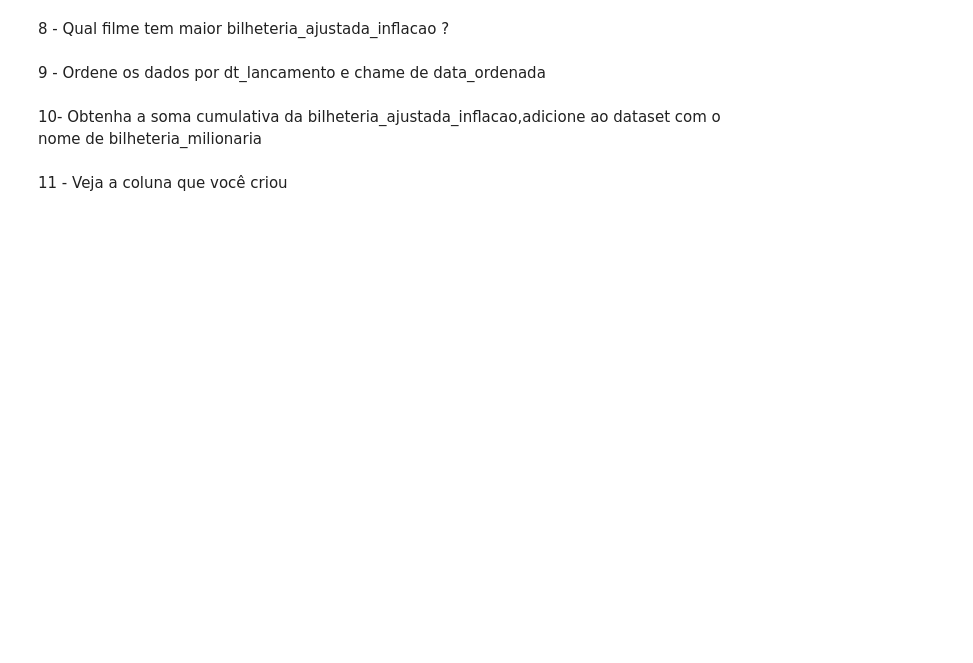
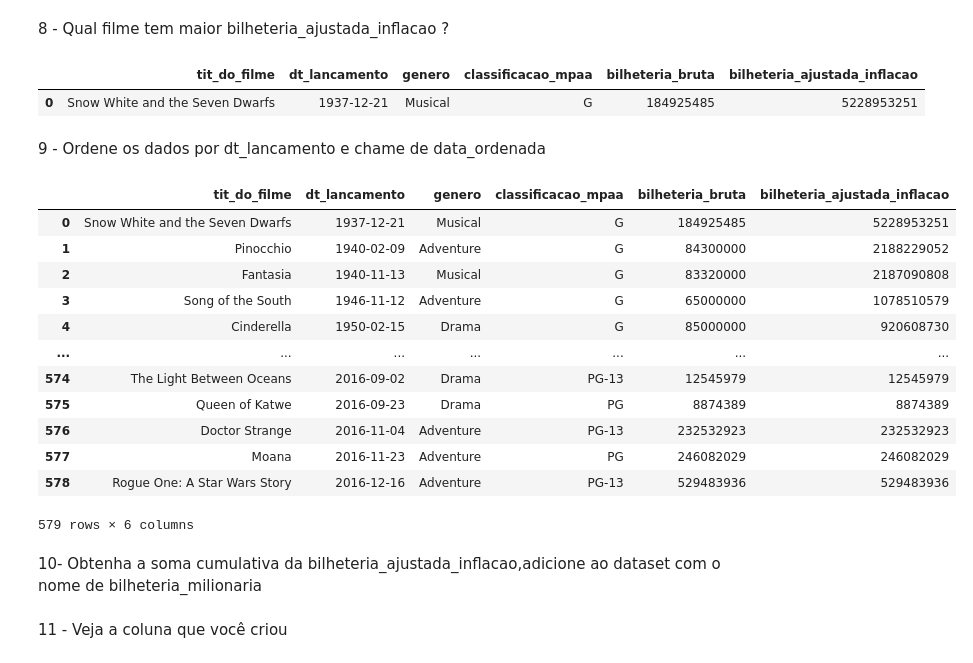
Before and after one commit to ceska68/Exercicios, a Jupyter notebook: Desafio_6_Estatísticas.ipynb, the cells around one changed output. Saved outputs shown, nothing was run; the diff lists cells and outputs as text; code cells hidden in the pictures; blank space fills up the shorter version.

```diff
--- a/Desafio_6_Estatísticas.ipynb
+++ b/Desafio_6_Estatísticas.ipynb
@@ -64,6 +112,28 @@ Agora, antes de mais nada vamos renomear as colunas para ficar mais fácil o ent
 # %% [markdown]
 8 - Qual filme tem maior bilheteria_ajustada_inflacao ?
+# %%
+dados[dados['bilheteria_ajustada_inflacao'] == dados['bilheteria_ajustada_inflacao'].max()]
+# %% [output]
+|  | tit_do_filme | dt_lancamento | genero | classificacao_mpaa | bilheteria_bruta | bilheteria_ajustada_inflacao |
+| 0 | Snow White and the Seven Dwarfs | 1937-12-21 | Musical | G | 184925485 | 5228953251 |
 # %% [markdown]
 9 - Ordene os dados por dt_lancamento e chame de data_ordenada
+# %%
+data_ordenada = dados.sort_values('dt_lancamento', ascending = True)
+data_ordenada
+# %% [output]
+|  | tit_do_filme | dt_lancamento | genero | classificacao_mpaa | bilheteria_bruta | bilheteria_ajustada_inflacao |
+| 0 | Snow White and the Seven Dwarfs | 1937-12-21 | Musical | G | 184925485 | 5228953251 |
+| 1 | Pinocchio | 1940-02-09 | Adventure | G | 84300000 | 2188229052 |
+| 2 | Fantasia | 1940-11-13 | Musical | G | 83320000 | 2187090808 |
+| 3 | Song of the South | 1946-11-12 | Adventure | G | 65000000 | 1078510579 |
+| 4 | Cinderella | 1950-02-15 | Drama | G | 85000000 | 920608730 |
+| ... | ... | ... | ... | ... | ... | ... |
+| 574 | The Light Between Oceans | 2016-09-02 | Drama | PG-13 | 12545979 | 12545979 |
+| 575 | Queen of Katwe | 2016-09-23 | Drama | PG | 8874389 | 8874389 |
+| 576 | Doctor Strange | 2016-11-04 | Adventure | PG-13 | 232532923 | 232532923 |
+| 577 | Moana | 2016-11-23 | Adventure | PG | 246082029 | 246082029 |
+| 578 | Rogue One: A Star Wars Story | 2016-12-16 | Adventure | PG-13 | 529483936 | 529483936 |
+579 rows × 6 columns
 # %% [markdown]
 10- Obtenha a soma cumulativa da bilheteria_ajustada_inflacao,adicione ao dataset com o nome de bilheteria_milionaria
```
Also changed, not shown: parts of 24 cells of this notebook.
